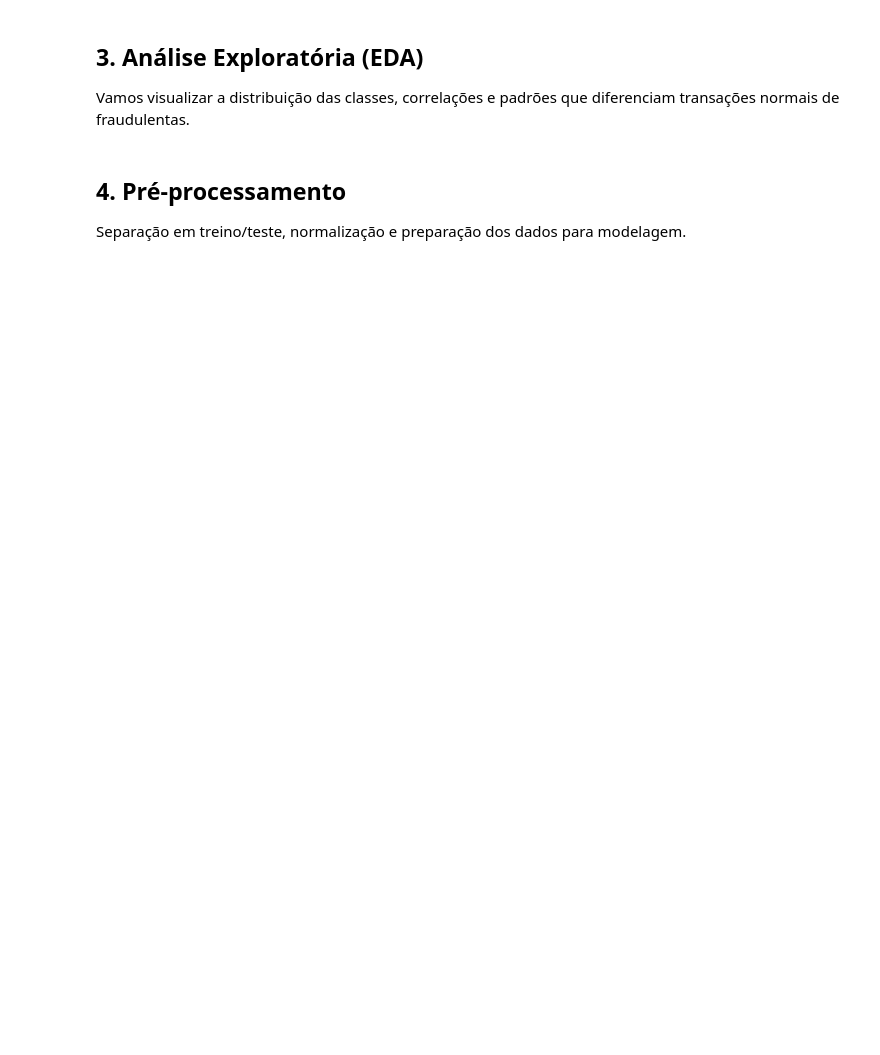
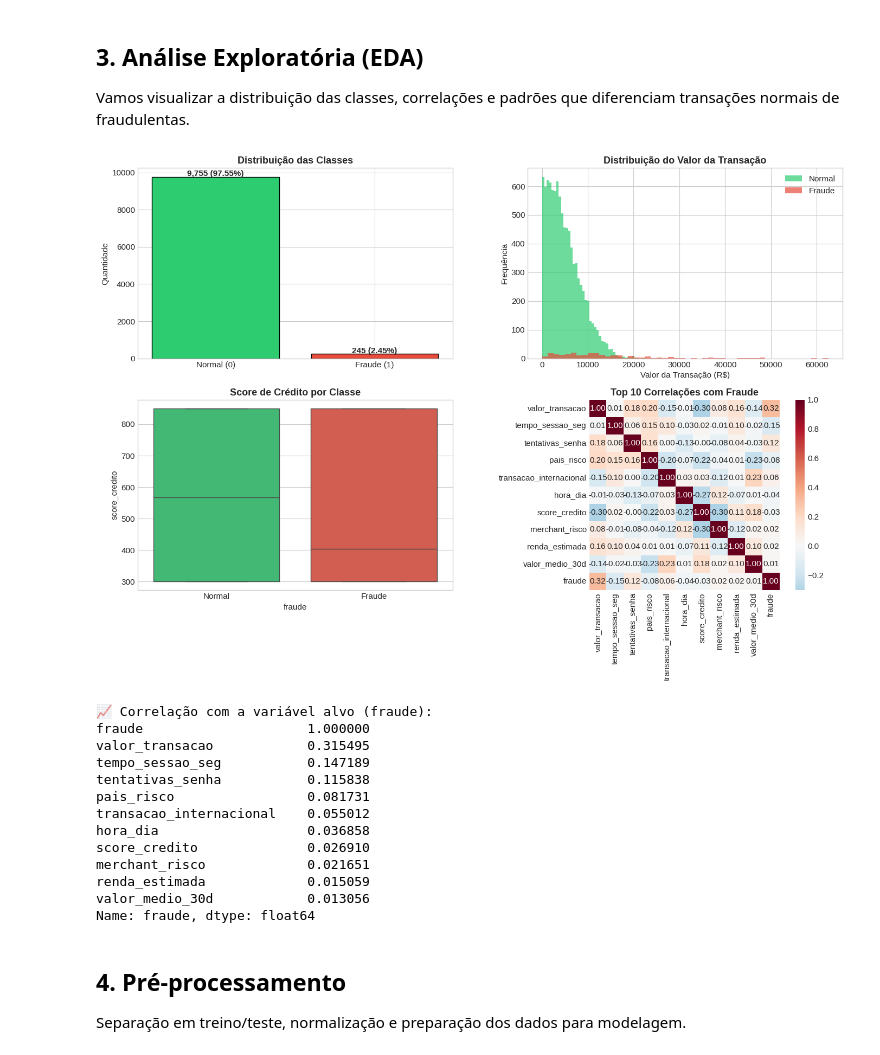
Before and after one commit to ChristYela/fraud-detection-ml, a Jupyter notebook: notebooks/fraud_detection_pipeline.ipynb, the cells around one changed output. Saved outputs shown, nothing was run; the diff lists cells and outputs as text; code cells hidden in the pictures; blank space fills up the shorter version.

```diff
--- a/notebooks/fraud_detection_pipeline.ipynb
+++ b/notebooks/fraud_detection_pipeline.ipynb
@@ -199,38 +219,51 @@ ax1.bar(['Normal (0)', 'Fraude (1)'], class_counts.values, color=colors, edgecol
 ax1.set_ylabel('Quantidade')
 ax1.set_title('Distribuição das Classes', fontweight='bold', fontsize=13)
 for i, v in enumerate(class_counts.values):
-    ax1.text(i, v + 50, f'{v:,}
-({v/len(df)*100:.2f}%)', ha='center', fontweight='bold')
+    ax1.text(i, v + 50, f'{v:,} ({v/len(df)*100:.2f}%)', ha='center', fontweight='bold')
 
 # 2. Distribuição do valor da transação por classe
 ax2 = axes[0, 1]
 df[df['fraude'] == 0]['valor_transacao'].hist(bins=50, alpha=0.7, label='Normal', color='#2ecc71', ax=ax2)
 df[df['fraude'] == 1]['valor_transacao'].hist(bins=50, alpha=0.7, label='Fraude', color='#e74c3c', ax=ax2)
 ax2.set_xlabel('Valor da Transação (R$)')
 ax2.set_ylabel('Frequência')
 ax2.set_title('Distribuição do Valor da Transação', fontweight='bold', fontsize=13)
 ax2.legend()
 
 # 3. Boxplot: Score de Crédito vs Fraude
 ax3 = axes[1, 0]
 sns.boxplot(data=df, x='fraude', y='score_credito', ax=ax3, palette=colors)
 ax3.set_xticklabels(['Normal', 'Fraude'])
 ax3.set_title('Score de Crédito por Classe', fontweight='bold', fontsize=13)
 
 # 4. Heatmap de correlação (top 10 features mais correlacionadas com fraude)
 ax4 = axes[1, 1]
 corr_with_target = df.corr()['fraude'].abs().sort_values(ascending=False)[1:11]
 top_features = list(corr_with_target.index) + ['fraude']
 corr_matrix = df[top_features].corr()
 sns.heatmap(corr_matrix, annot=True, fmt='.2f', cmap='RdBu_r', center=0, ax=ax4, square=True)
 ax4.set_title('Top 10 Correlações com Fraude', fontweight='bold', fontsize=13)
 
 plt.tight_layout()
 plt.show()
 
-print("
-📈 Correlação com a variável alvo (fraude):")
+print("📈 Correlação com a variável alvo (fraude):")
 print(df.corr()['fraude'].abs().sort_values(ascending=False).head(11))
+# %% [output]
+[figure, added]
+📈 Correlação com a variável alvo (fraude):
+fraude                     1.000000
+valor_transacao            0.315495
+tempo_sessao_seg           0.147189
+tentativas_senha           0.115838
+pais_risco                 0.081731
+transacao_internacional    0.055012
+hora_dia                   0.036858
+score_credito              0.026910
+merchant_risco             0.021651
+renda_estimada             0.015059
+valor_medio_30d            0.013056
+Name: fraude, dtype: float64
 # %% [markdown]
 ## 4. Pré-processamento
 
```
Also changed, not shown: parts of 14 cells of this notebook.
